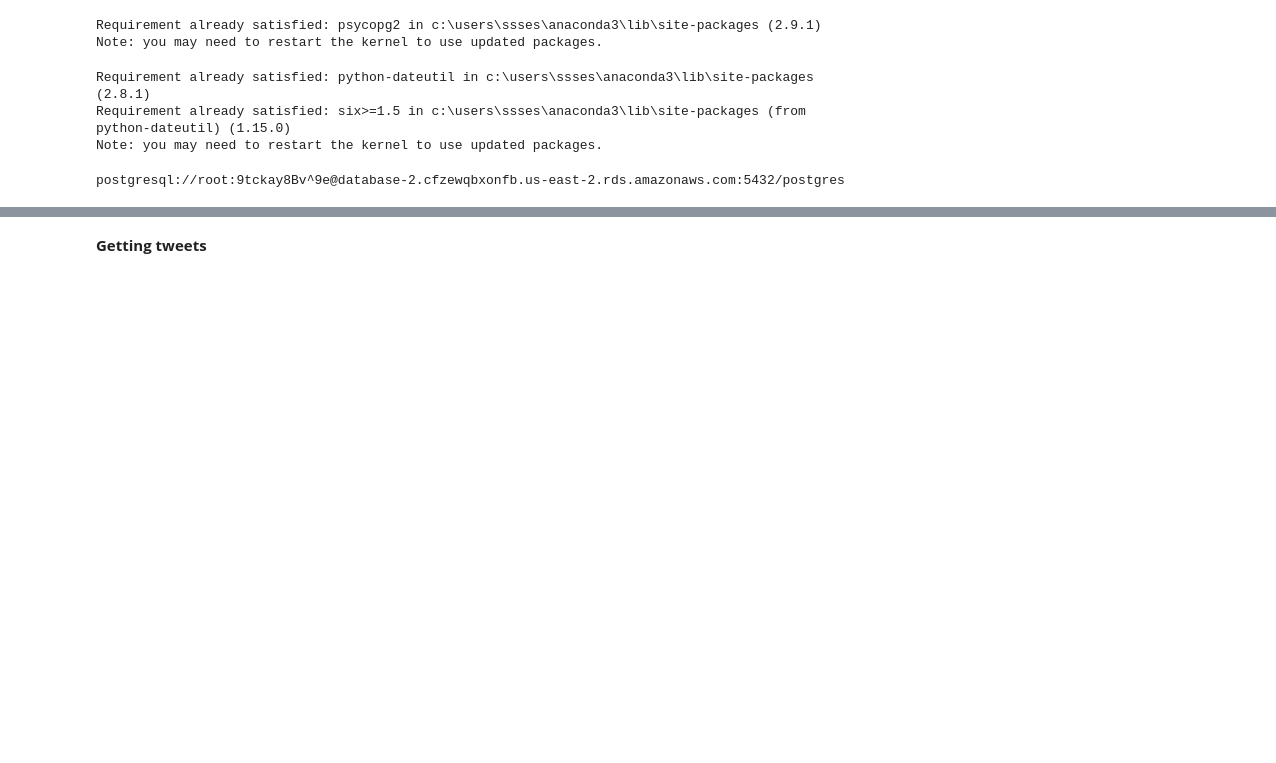
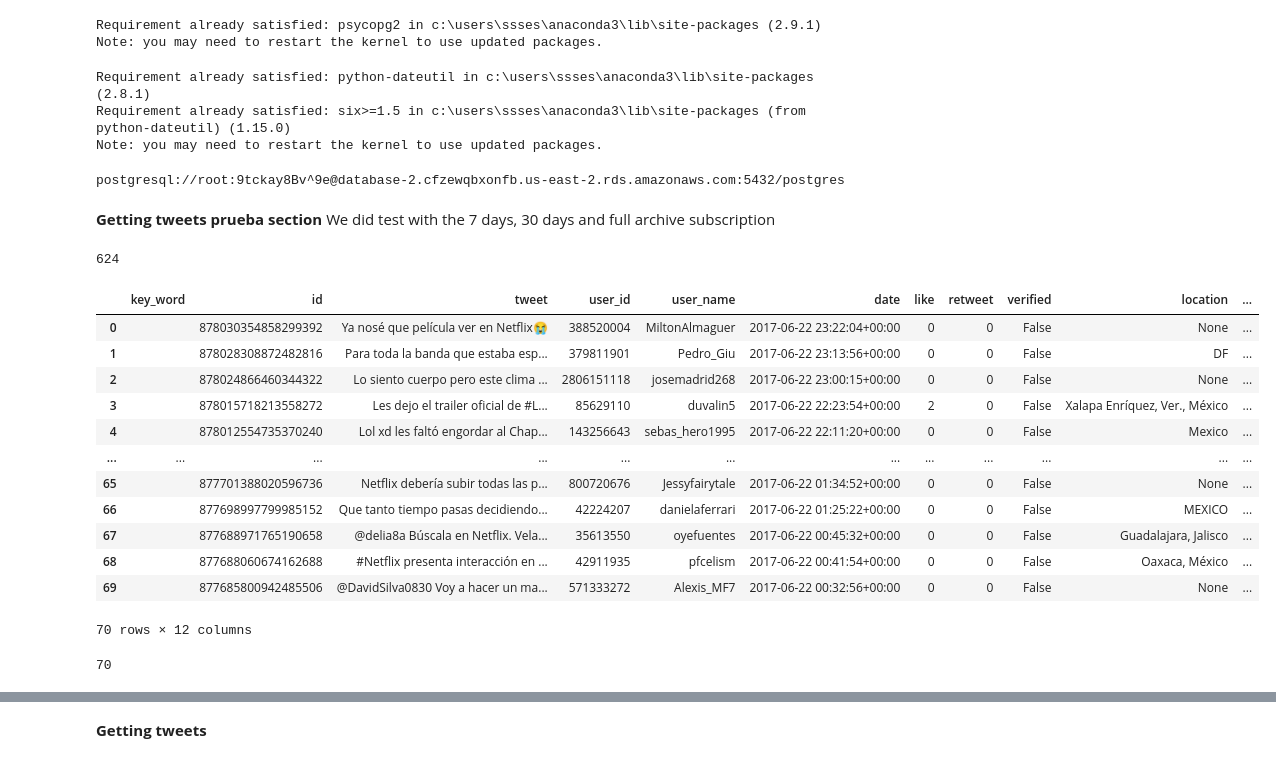
Before and after one commit to uriarriaga/Final_proyect, a Jupyter notebook: Database/TwitterPy.ipynb, the cells around one changed output, grey strips where cells are left out. Drawn from its saved outputs; the diff is of its cells as text; code cells hidden in the pictures; blank space fills up the shorter version.

```diff
--- a/Database/TwitterPy.ipynb
+++ b/Database/TwitterPy.ipynb
@@ -133,0 +73,3 @@ date_until_apr21 = '202104220459'
+# %% [markdown]
+**Getting tweets prueba section**
+We did test with the 7 days, 30 days and full archive subscription
@@ -133,0 +83,23 @@ date_until_apr21 = '202104220459'
+# %%
+df_julprueba.size
+# %% [output]
+624
+# %%
+#Prueba full archive
+df_02 = get_tweets(date_since_02, date_until_02)
+# %%
+df_02.head(100)
+# %% [output]
+|  | key_word | id | tweet | user_id | user_name | date | like | retweet | verified | location | ... |
+| 0 |  | 878030354858299392 | Ya nosé que película ver en Netflix😭 | 388520004 | MiltonAlmaguer | 2017-06-22 23:22:04+00:00 | 0 | 0 | False | None | ... |
+| 1 |  | 878028308872482816 | Para toda la banda que estaba esp... | 379811901 | Pedro_Giu | 2017-06-22 23:13:56+00:00 | 0 | 0 | False | DF | ... |
+| 2 |  | 878024866460344322 | Lo siento cuerpo pero este clima ... | 2806151118 | josemadrid268 | 2017-06-22 23:00:15+00:00 | 0 | 0 | False | None | ... |
+| 3 |  | 878015718213558272 | Les dejo el trailer oficial de #L... | 85629110 | duvalin5 | 2017-06-22 22:23:54+00:00 | 2 | 0 | False | Xalapa Enríquez, Ver., México | ... |
+| 4 |  | 878012554735370240 | Lol xd les faltó engordar al Chap... | 143256643 | sebas_hero1995 | 2017-06-22 22:11:20+00:00 | 0 | 0 | False | Mexico | ... |
+| ... | ... | ... | ... | ... | ... | ... | ... | ... | ... | ... | ... |
+| 65 |  | 877701388020596736 | Netflix debería subir todas las p... | 800720676 | Jessyfairytale | 2017-06-22 01:34:52+00:00 | 0 | 0 | False | None | ... |
+| 66 |  | 877698997799985152 | Que tanto tiempo pasas decidiendo... | 42224207 | danielaferrari | 2017-06-22 01:25:22+00:00 | 0 | 0 | False | MEXICO | ... |
+| 67 |  | 877688971765190658 | @delia8a Búscala en Netflix. Vela... | 35613550 | oyefuentes | 2017-06-22 00:45:32+00:00 | 0 | 0 | False | Guadalajara, Jalisco | ... |
+| 68 |  | 877688060674162688 | #Netflix presenta interacción en ... | 42911935 | pfcelism | 2017-06-22 00:41:54+00:00 | 0 | 0 | False | Oaxaca, México | ... |
+| 69 |  | 877685800942485506 | @DavidSilva0830 Voy a hacer un ma... | 571333272 | Alexis_MF7 | 2017-06-22 00:32:56+00:00 | 0 | 0 | False | None | ... |
+70 rows × 12 columns
@@ -133,0 +109,4 @@ date_until_apr21 = '202104220459'
+# %%
+df_02['tweet'].size
+# %% [output]
+70
```
Also changed, not shown: parts of 99 cells of this notebook, 27 other files.
